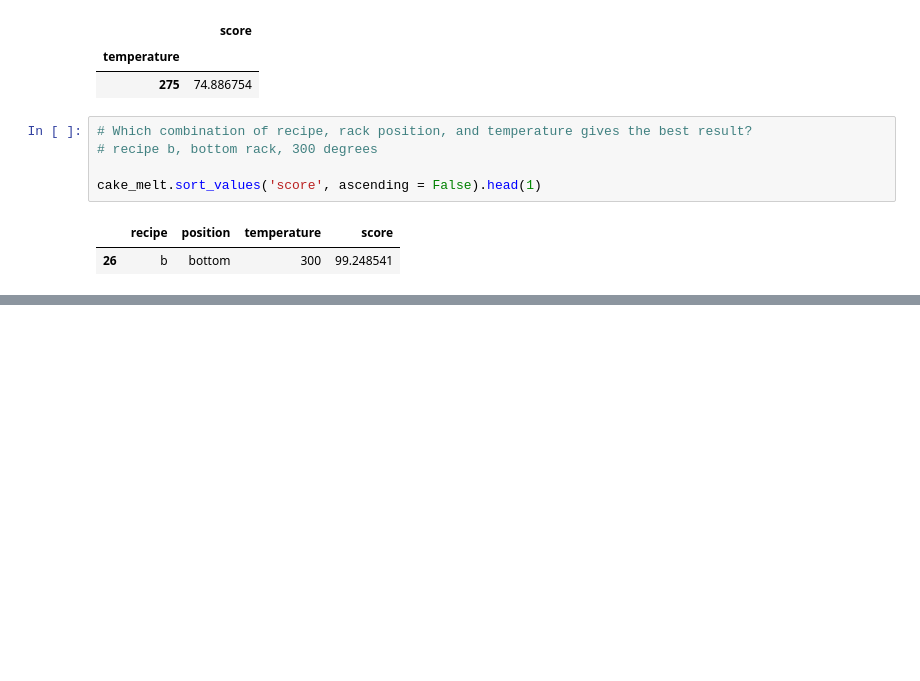
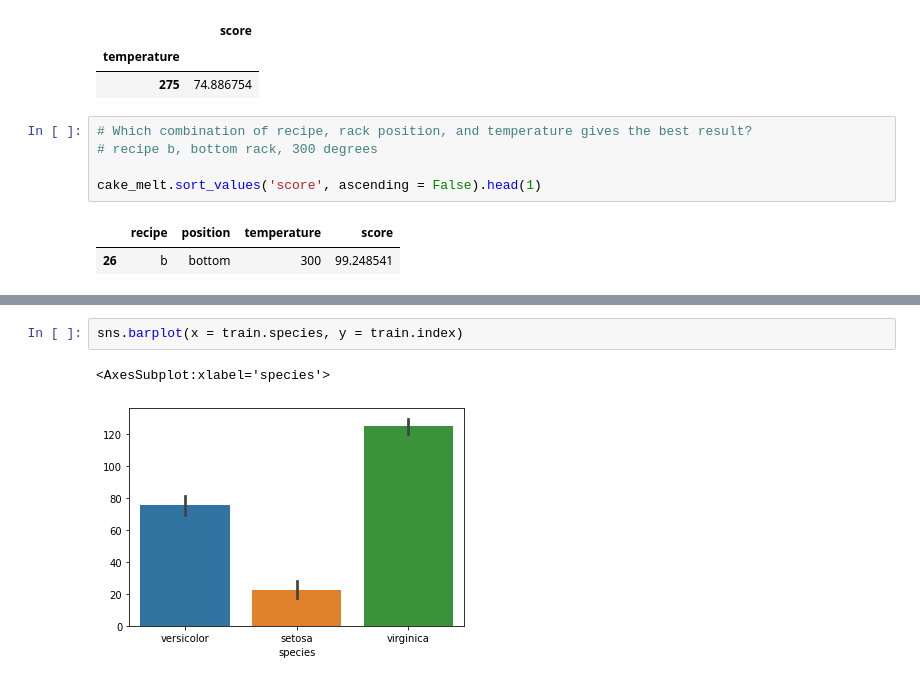
Before and after one commit to CurtisJohansen/classification-exercises, a Jupyter notebook: classification_exercises.ipynb, the cells around one changed output, grey strips where cells are left out. Drawn from its saved outputs; the diff is of its cells as text; blank space fills up the shorter version.

```diff
--- a/classification_exercises.ipynb
+++ b/classification_exercises.ipynb
@@ -802,0 +942,5 @@ cake_melt.sort_values('score', ascending = False).head(1)
+# %%
+sns.barplot(x = train.species, y = train.index)
+# %% [output]
+<AxesSubplot:xlabel='species'>
+[figure, added]
```
Also changed, not shown: parts of 56 cells of this notebook.
